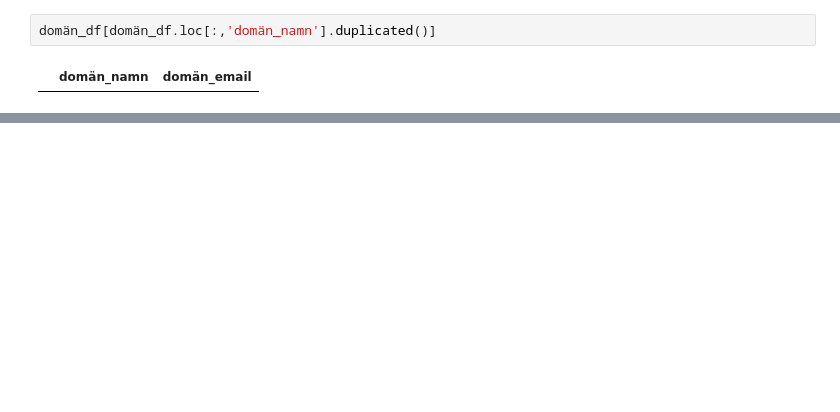
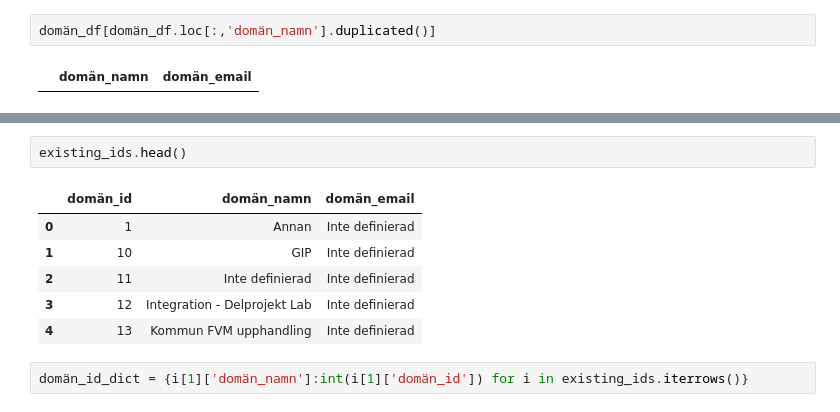
Before and after one commit to dejmail/begrepptjanst, a Jupyter notebook: design_files/ordlist_filer/förbereda_ordlistan.ipynb, the cells around one changed output, grey strips where cells are left out. Saved outputs shown, nothing was run; the diff lists cells and outputs as text; blank space fills up the shorter version.

```diff
--- a/design_files/ordlist_filer/förbereda_ordlistan.ipynb
+++ b/design_files/ordlist_filer/förbereda_ordlistan.ipynb
@@ -314,0 +399,11 @@ FROM ordbok_doman
+# %%
+existing_ids.head()
+# %% [output]
+|  | domän_id | domän_namn | domän_email |
+| 0 | 1 | Annan | Inte definierad |
+| 1 | 10 | GIP | Inte definierad |
+| 2 | 11 | Inte definierad | Inte definierad |
+| 3 | 12 | Integration - Delprojekt Lab | Inte definierad |
+| 4 | 13 | Kommun FVM upphandling | Inte definierad |
+# %%
+domän_id_dict = {i[1]['domän_namn']:int(i[1]['domän_id']) for i in existing_ids.iterrows()}
```
Also changed, not shown: parts of 31 cells of this notebook.
